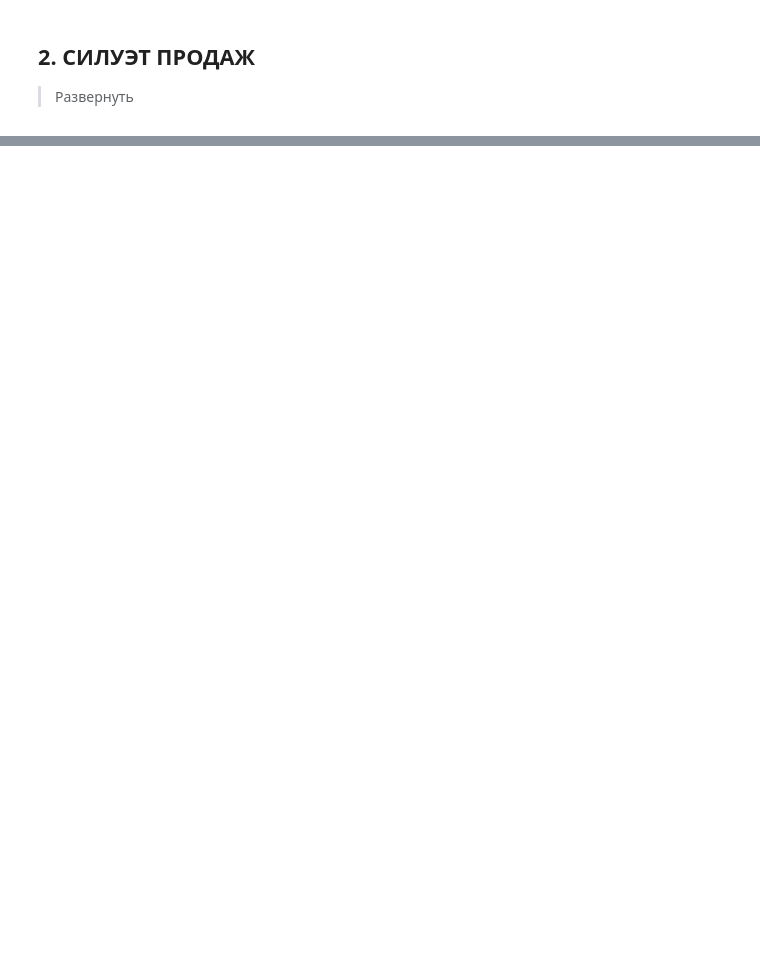
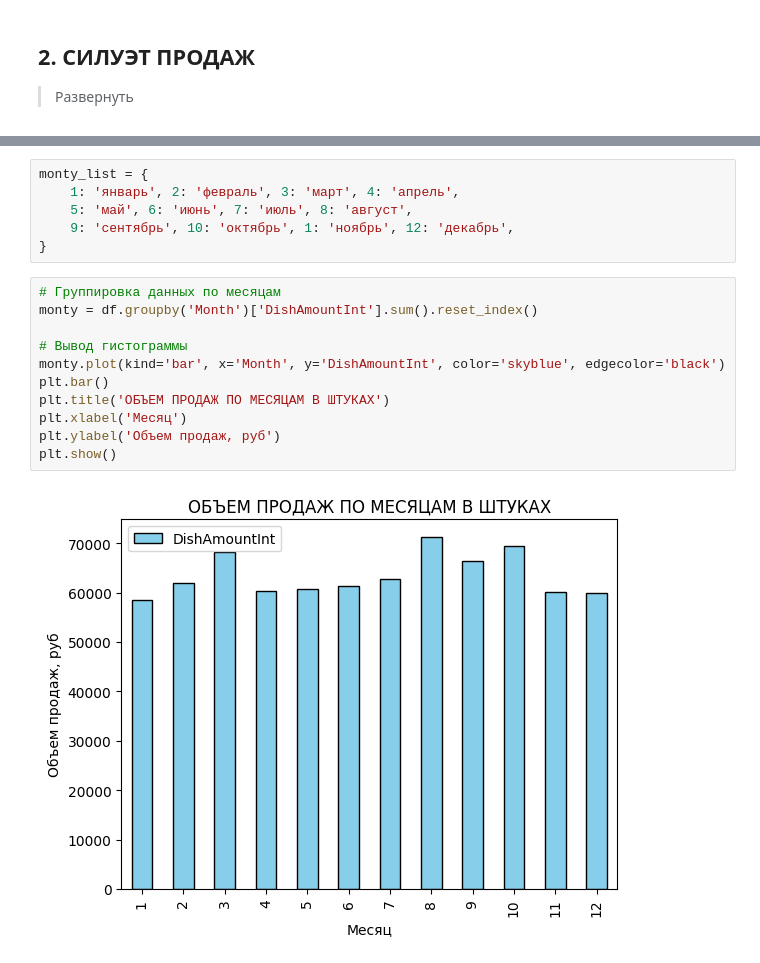
Before and after one commit to Maxxx-VS/Test_task, a Jupyter notebook: Sushi_test_task.ipynb, the cells around one changed output, grey strips where cells are left out. Drawn from its saved outputs; the diff is of its cells as text; blank space fills up the shorter version.

```diff
--- a/Sushi_test_task.ipynb
+++ b/Sushi_test_task.ipynb
@@ -236,0 +329,19 @@ import matplotlib.pyplot as plt
+# %%
+monty_list = {
+    1: 'январь', 2: 'февраль', 3: 'март', 4: 'апрель',
+    5: 'май', 6: 'июнь', 7: 'июль', 8: 'август',
+    9: 'сентябрь', 10: 'октябрь', 1: 'ноябрь', 12: 'декабрь',
+}
+# %%
+# Группировка данных по месяцам
+monty = df.groupby('Month')['DishAmountInt'].sum().reset_index()
+
+# Вывод гистограммы
+monty.plot(kind='bar', x='Month', y='DishAmountInt', color='skyblue', edgecolor='black')
+plt.bar()
+plt.title('ОБЪЕМ ПРОДАЖ ПО МЕСЯЦАМ В ШТУКАХ')
+plt.xlabel('Месяц')
+plt.ylabel('Объем продаж, руб')
+plt.show()
+# %% [output]
+[figure, added]
```
Also changed, not shown: parts of 20 cells of this notebook.
